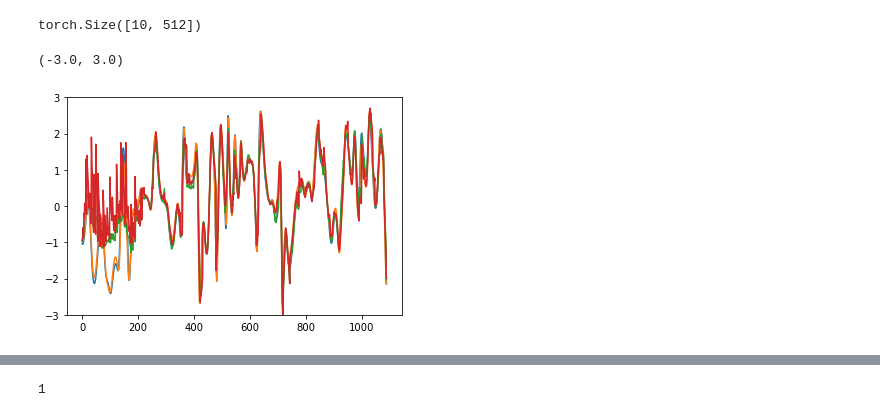
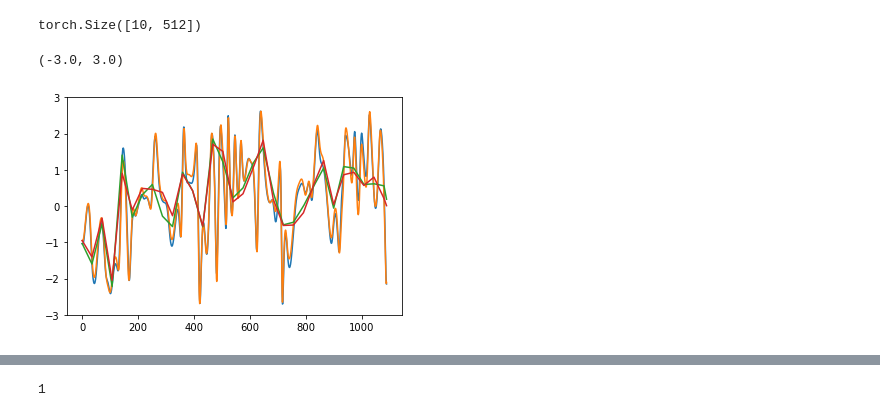
Before and after one commit to KatieJ16/ensemble_HiSTs, a Jupyter notebook: scripts/multiscale_HiTS_exp/multiscale_HiTS.ipynb, the cells around one changed output, grey strips where cells are left out. Drawn from its saved outputs; the diff is of its cells as text; code cells hidden in the pictures.

```diff
--- a/scripts/multiscale_HiTS_exp/multiscale_HiTS.ipynb
+++ b/scripts/multiscale_HiTS_exp/multiscale_HiTS.ipynb
@@ -37,7 +37,7 @@ model_dir = os.path.join('../../models/', system)
 # global const
 # ks = [1]#list(range(11))
 # step_sizes = [2**k for k in ks]
-step_sizes = [4,  8, 216]
+step_sizes = [ 6, 36]#[4,  8, 216]
 letter = 'b'
 noise = 0.0
 # %% [markdown]
@@ -66,8 +63,12 @@ for step_size in step_sizes:
     try:
         models.append(torch.load(os.path.join(model_dir, model_name), map_location='cpu'))
     except:
-        model_name = 'original_model_D{}_noise{}_{}.pt'.format(step_size, noise, letter)
-        models.append(torch.load(os.path.join(model_dir, model_name), map_location='cpu'))
+        try:
+            model_name = 'original_model_D{}_noise{}_{}.pt'.format(step_size, noise, letter)
+            models.append(torch.load(os.path.join(model_dir, model_name), map_location='cpu'))
+        except:
+            model_name = 'original_model_D{}_noise{}_{}.pt'.format(step_size, noise, 'b')
+            models.append(torch.load(os.path.join(model_dir, model_name), map_location='cpu'))
 #     except:
 #         print("problem")
 #         pass
@@ -357,12 +334,13 @@ torch.tensor(test_data[:, 0, :]).float().shape
 # %% [output]
 torch.Size([10, 512])
 # %%
-plt.plot(test_data[0,1:,0])
-plt.plot(test_data[0,1:,1])
-plt.plot(y_preds[0,:,0])
-plt.plot(y_preds[0,:,1])
+idx = 0
+plt.plot(test_data[idx,1:,0])
+plt.plot(test_data[idx,1:,1])
+plt.plot(y_preds[idx,:,0])
+plt.plot(y_preds[idx,:,1])
 plt.ylim([-3,3])
 # plt.show()
 # %% [output]
 (-3.0, 3.0)
-[figure, old version]
+[figure, new version]
```
Also changed, not shown: parts of 23 cells of this notebook, 49 other files.
